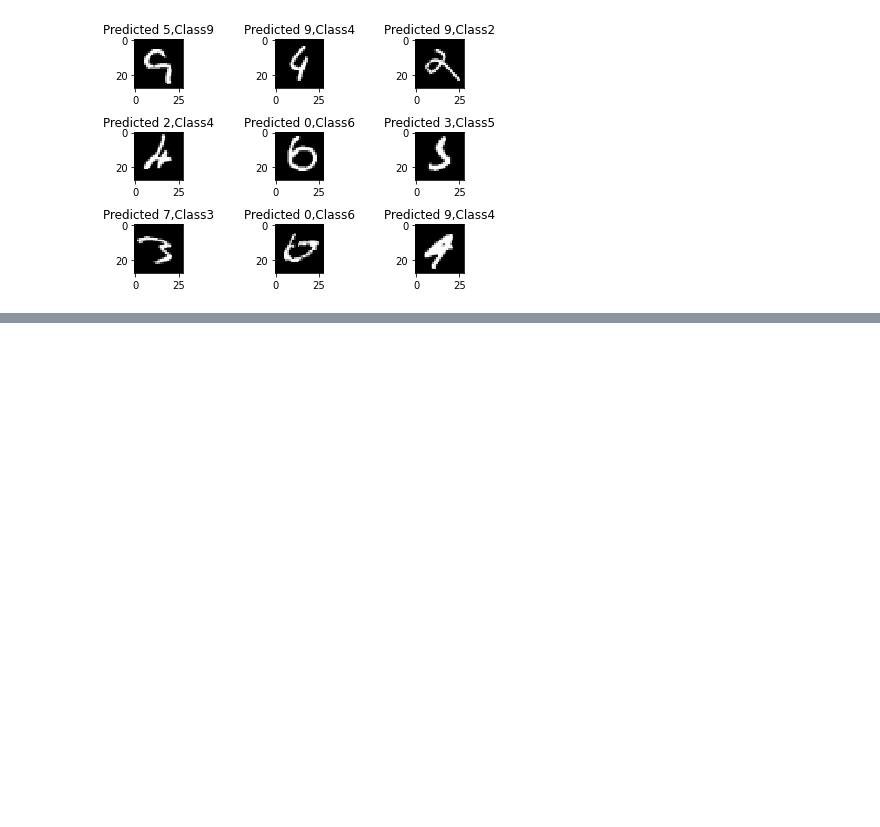
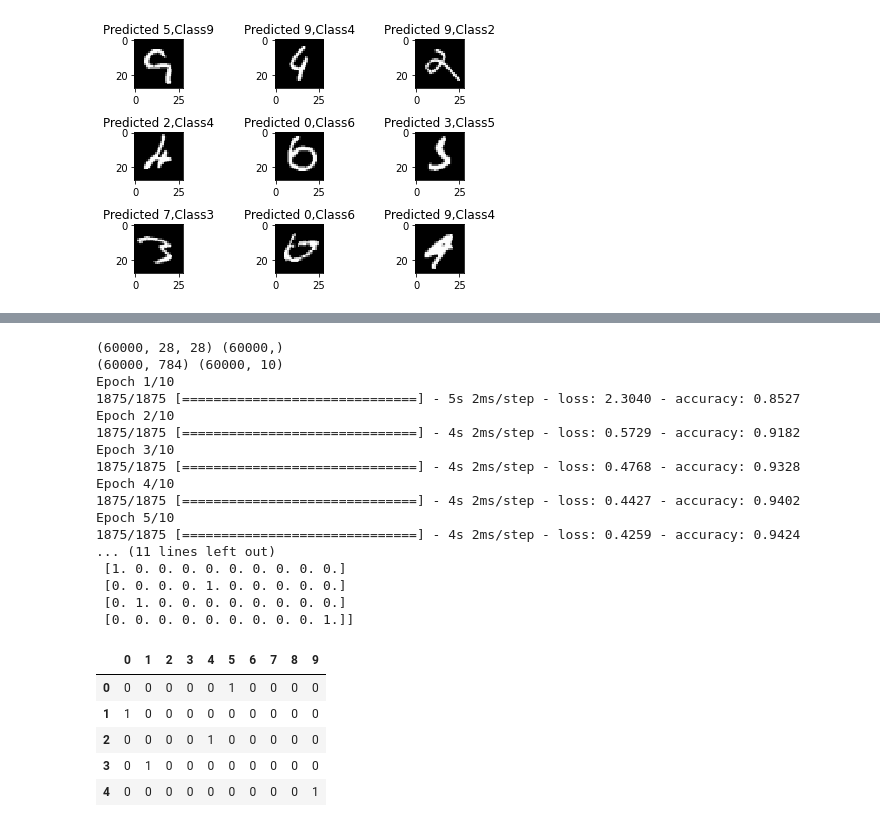
Before and after one commit to ldhml/AI, a Jupyter notebook: AI.ipynb, the cells around one changed output, grey strips where cells are left out. Cells and saved outputs as stored; diff of their text form; code cells hidden in the pictures; blank space fills up the shorter version.

```diff
--- a/AI.ipynb
+++ b/AI.ipynb
@@ -471,0 +504,53 @@ plt.tight_layout()
+# %%
+import tensorflow as tf
+import pandas as pd
+
+#데이터 로드
+(Xdata,Ydata),_=tf.keras.datasets.mnist.load_data()
+print(Xdata.shape,Ydata.shape)
+
+#데이터 준비
+#reshape, one-hot encoding
+Xdata=Xdata.reshape(60000,784)
+Ydata=pd.get_dummies(Ydata)
+print(Xdata.shape,Ydata.shape)
+
+#모델 생성
+X=tf.keras.layers.Input(shape=[784])
+#H는 히든레이어, 모든 레이어를 다 사용하는 Dense, 노드의 개수는 84개임(마음대로 지정한것)
+H=tf.keras.layers.Dense(84,activation='swish')(X)
+Y=tf.keras.layers.Dense(10,activation='softmax')(H) #출력 레이어는 10개이다. 원핫인코딩으로 0개부터 9개까지 분류하라고했으니까 10개임
+model=tf.keras.models.Model(X,Y)
+model.compile(loss='categorical_crossentropy',metrics='accuracy')
+
+#모델 학습
+model.fit(Xdata,Ydata,epochs=10)
+
+#모델 예상,round(2)는 소수 두째자리 반올림
+pred=model.predict(Xdata[0:5])
+print(pred.round(2))
+Ydata[0:5]
+# %% [output]
+(60000, 28, 28) (60000,)
+(60000, 784) (60000, 10)
+Epoch 1/10
+1875/1875 [==============================] - 5s 2ms/step - loss: 2.3040 - accuracy: 0.8527
+Epoch 2/10
+1875/1875 [==============================] - 4s 2ms/step - loss: 0.5729 - accuracy: 0.9182
+Epoch 3/10
+1875/1875 [==============================] - 4s 2ms/step - loss: 0.4768 - accuracy: 0.9328
+Epoch 4/10
+1875/1875 [==============================] - 4s 2ms/step - loss: 0.4427 - accuracy: 0.9402
+Epoch 5/10
+1875/1875 [==============================] - 4s 2ms/step - loss: 0.4259 - accuracy: 0.9424
+... (11 lines left out)
+ [1. 0. 0. 0. 0. 0. 0. 0. 0. 0.]
+ [0. 0. 0. 0. 1. 0. 0. 0. 0. 0.]
+ [0. 1. 0. 0. 0. 0. 0. 0. 0. 0.]
+ [0. 0. 0. 0. 0. 0. 0. 0. 0. 1.]]
+|  | 0 | 1 | 2 | 3 | 4 | 5 | 6 | 7 | 8 | 9 |
+| 0 | 0 | 0 | 0 | 0 | 0 | 1 | 0 | 0 | 0 | 0 |
+| 1 | 1 | 0 | 0 | 0 | 0 | 0 | 0 | 0 | 0 | 0 |
+| 2 | 0 | 0 | 0 | 0 | 1 | 0 | 0 | 0 | 0 | 0 |
+| 3 | 0 | 1 | 0 | 0 | 0 | 0 | 0 | 0 | 0 | 0 |
+| 4 | 0 | 0 | 0 | 0 | 0 | 0 | 0 | 0 | 0 | 1 |
```
Also changed, not shown: parts of 6 cells of this notebook.
